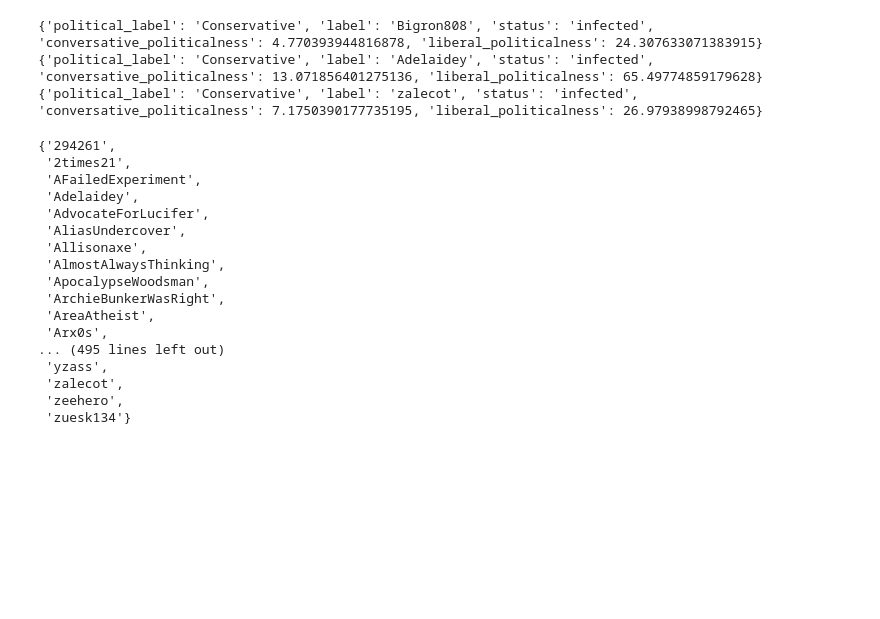
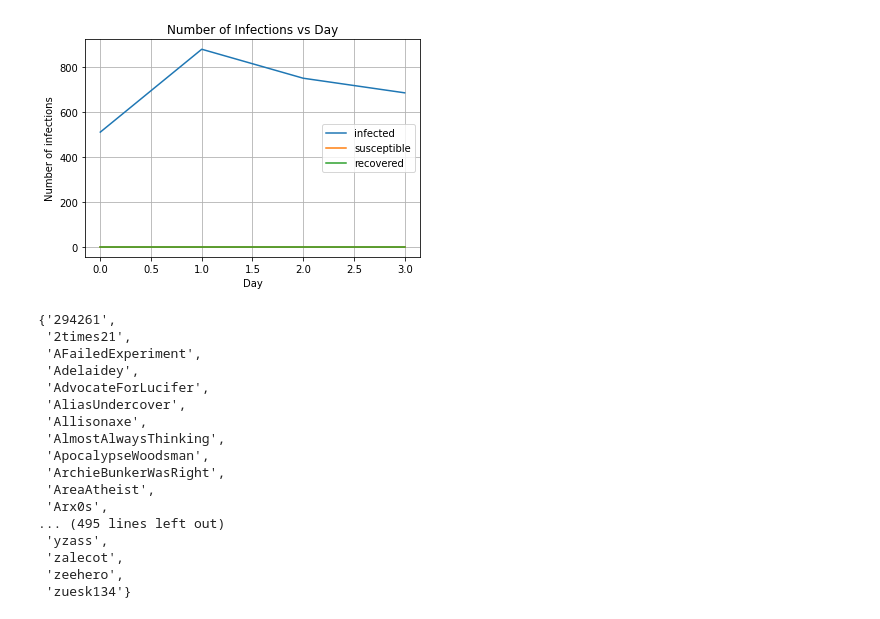
Before and after one commit to thezanefreeman/ComplexNetworks, a Jupyter notebook: infected.ipynb, the cells around one changed output. Saved outputs shown, nothing was run; the diff lists cells and outputs as text; code cells hidden in the pictures; blank space fills up the shorter version.

```diff
--- a/infected.ipynb
+++ b/infected.ipynb
@@ -57,7 +57,7 @@ def init_population(mode,N, m, networks):
             G.nodes[person]['status'] = 'infected'
             #G.nodes[person]['time'] = DELTA_RECOVER
         else:
-            G.nodes[person]['status'] = 'susceptible'
+            G.nodes[person]['status'] = ''
             #G.nodes[person]['time'] = -1
 
     return infected
@@ -101,11 +108,11 @@ def run_experiment(days,networks,infected, mitigation_mode):
 
     return
 # %%
-def plot_SIR(networks):
+def plot_SIR(networks,days):
     plt.figure()
-    plt.plot([x for x in range(30)], [len([y[0] for y in networks[x].nodes.data() if y[1]['status'] == 'infected']) for x in range(30)], label='infected')
-    plt.plot([x for x in range(30)], [len([y[0] for y in networks[x].nodes.data() if y[1]['status'] == 'susceptible']) for x in range(30)], label='susceptible')
-    plt.plot([x for x in range(30)], [len([y[0] for y in networks[x].nodes.data() if y[1]['status'] == 'recovered']) for x in range(30)], label='recovered')
+    plt.plot([x for x in range(days-1)], [len([y[0] for y in networks[x].nodes.data() if y[1]['status'] == 'infected']) for x in range(days-1)], label='infected')
+    plt.plot([x for x in range(days-1)], [len([y[0] for y in networks[x].nodes.data() if y[1]['status'] == 'susceptible']) for x in range(days-1)], label='susceptible')
+    plt.plot([x for x in range(days-1)], [len([y[0] for y in networks[x].nodes.data() if y[1]['status'] == 'recovered']) for x in range(days-1)], label='recovered')
     #plot infection vs day from part A
 
     #plot infection vs day from part B
@@ -139,54 +146,55 @@ def main():
     N = 1
     m = 1
     networks = build_networks(days,N)
-
+    for network in networks:
+        for person in network:
+            network.nodes[person]['status'] = ''
+            network.nodes[person]['conservative_politicalness'] = average_pol(networks[0], person,'Conservative')*1000
+            network.nodes[person]['liberal_politicalness'] = average_pol(networks[0], person,'Liberal')*1000
 
     #initialize population for top 5 degrees
     infected = init_population("top_degree", N, m, networks)
-    for person in infected:
-        networks[0].nodes[person]['conversative_politicalness'] = average_pol(networks[0], person,'Conservative')*100000
-        networks[0].nodes[person]['liberal_politicalness'] = average_pol(networks[0], person,'Liberal')*100000
 
 
-    print(networks[0].nodes['Bigron808'])
-    print(networks[0].nodes['Adelaidey'])
-    print(networks[0].nodes['zalecot'])
+
+
+    # print(networks[0].nodes['Bigron808'])
+    # print(networks[0].nodes['Adelaidey'])
+    # print(networks[0].nodes['zalecot'])
     #run SIR experiment A
-    #run_experiment(days,networks, infected, 0)
-    # plot_SIR(networks)
+    run_experiment(days,networks, infected, 0, 'conservative')
+    plot_SIR(networks,5)
 
     # #initialize population for random 5 nodes
     # infected = init_population("random", N, m, networks)
     # # #run SIR experiment B
     # run_experiment(days,networks, infected, 0)
     # plot_SIR(networks)
 
 
     # # #implement your own mitigation strategy (part C)
     # #initialize population for top 5 degrees
     # infected = init_population("top_degree", N, m, networks)
     # #run SIR experiment A
     # run_experiment(days,networks, infected, 1)
     # plot_SIR(networks)
 
     # #initialize population for random 5 nodes
     # infected = init_population("random", N, m, networks)
     # # #run SIR experiment B
     # run_experiment(days,networks, infected, 1)
     # plot_SIR(networks)
 
     # # #plot all infections vs time
 
 
 
 
 
 if __name__ == '__main__':
     main()
 # %% [output]
-{'political_label': 'Conservative', 'label': 'Bigron808', 'status': 'infected', 'conversative_politicalness': 4.770393944816878, 'liberal_politicalness': 24.307633071383915}
-{'political_label': 'Conservative', 'label': 'Adelaidey', 'status': 'infected', 'conversative_politicalness': 13.071856401275136, 'liberal_politicalness': 65.49774859179628}
-{'political_label': 'Conservative', 'label': 'zalecot', 'status': 'infected', 'conversative_politicalness': 7.1750390177735195, 'liberal_politicalness': 26.97938998792465}
+[figure, added]
 # %%
 infected
 # %% [output]
```
Also changed, not shown: parts of 1 cell of this notebook.
